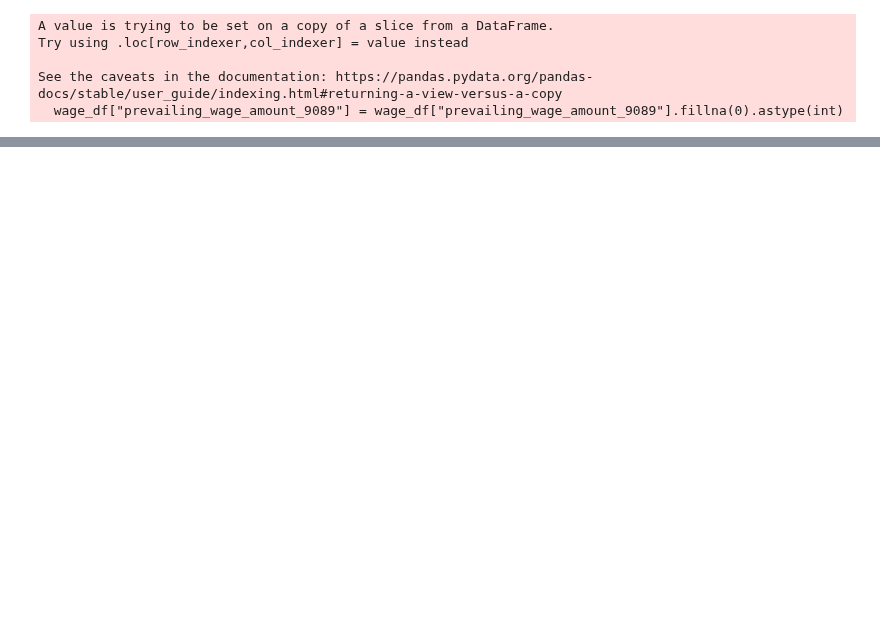
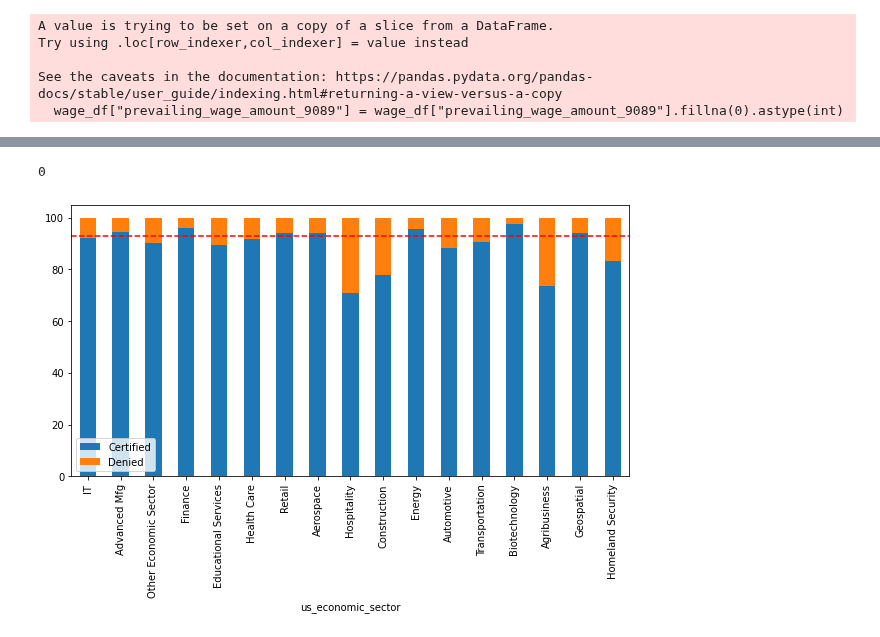
Before and after one commit to andy8001/python_visa, a Jupyter notebook: analysis/factorsInfluencingTheAcceptanceOfApplications.ipynb, the cells around one changed output, grey strips where cells are left out. Saved outputs shown, nothing was run; the diff lists cells and outputs as text; code cells hidden in the pictures; blank space fills up the shorter version.

```diff
--- a/analysis/factorsInfluencingTheAcceptanceOfApplications.ipynb
+++ b/analysis/factorsInfluencingTheAcceptanceOfApplications.ipynb
@@ -306,0 +278,4 @@ Name: prevailing_wage_amount_9089, dtype: int64
+# %%
+tempdf = visas_df[visas_df['class_of_admission'].notna()]
+
+tempdf['class_of_admission'].value_counts()
@@ -306,0 +300,4 @@ Name: prevailing_wage_amount_9089, dtype: int64
+# %%
+tempdf['class_of_admission'].isna().sum()
+# %% [output]
+0
@@ -306,0 +349,5 @@ Name: prevailing_wage_amount_9089, dtype: int64
+# %%
+
+influence_on_acceptance_stacked_bar_chart_1(tempdf, "us_economic_sector", "case_status", 30, 6)
+# %% [output]
+[figure, added]
```
Also changed, not shown: parts of 13 cells of this notebook, 3 other files.
